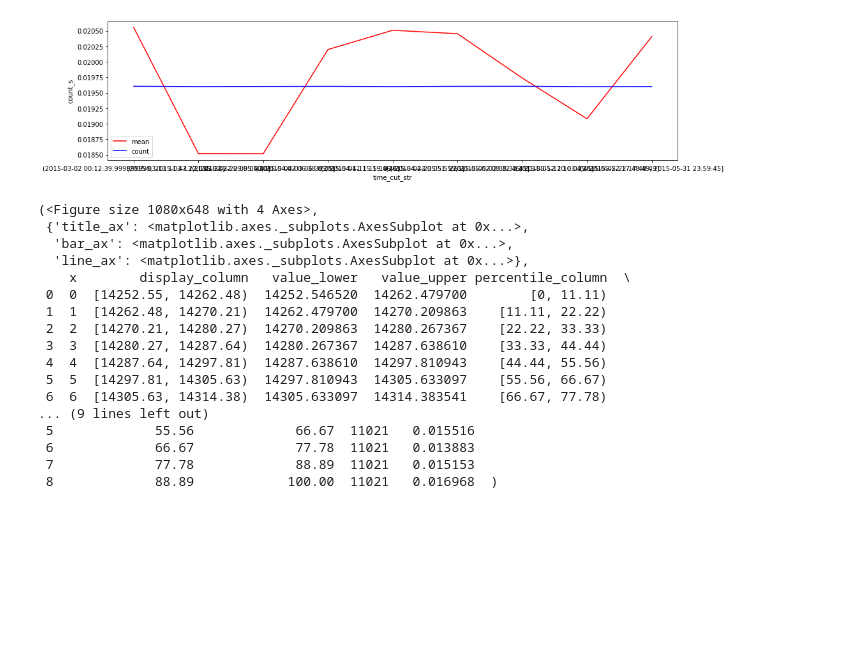
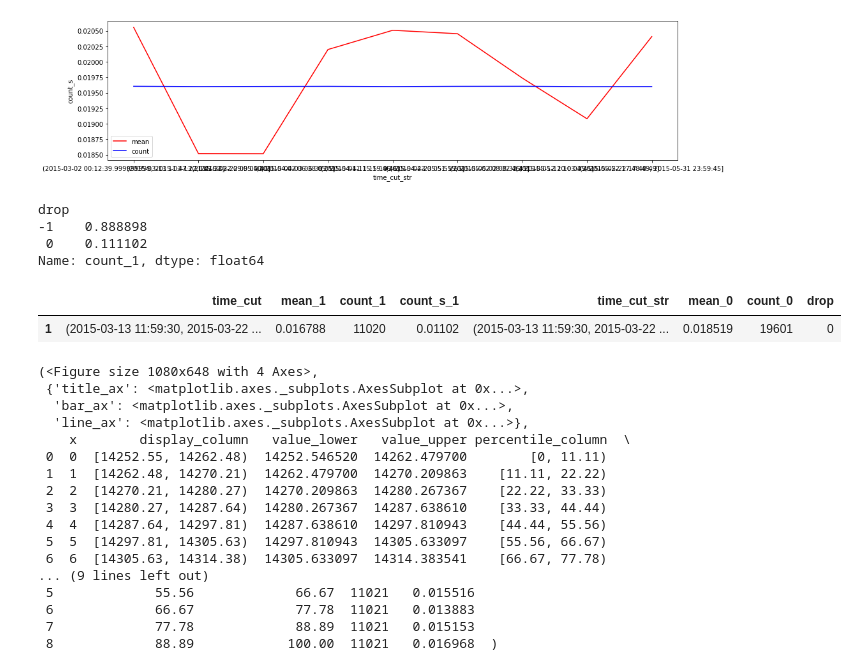
Before and after one commit to crazywiden/Leetcode_daily_submit, a Jupyter notebook: 20e/Pricing Challenge.ipynb, the cells around one changed output. Saved outputs shown, nothing was run; the diff lists cells and outputs as text; code cells hidden in the pictures; blank space fills up the shorter version.

```diff
--- a/20e/Pricing Challenge.ipynb
+++ b/20e/Pricing Challenge.ipynb
@@ -488,6 +543,18 @@ time_mc_1.columns = ['time_cut','mean_1','count_1','count_s_1','time_cut_str']
 time_mc_1['mean_0'] = time_mc_0['mean']
 time_mc_1['count_0'] = time_mc_0['count']
 time_mc_1_a = time_mc_1
+time_mc_1['drop'] =  test_loop(time_mc_1,var_type = 'numeric')
+time_mc_1.groupby('drop')['count_1'].sum()/num_1_nloc
+# %% [output]
+drop
+-1    0.888898
+ 0    0.111102
+Name: count_1, dtype: float64
+# %%
+time_mc_1[time_mc_1['drop']==0]
+# %% [output]
+|  | time_cut | mean_1 | count_1 | count_s_1 | time_cut_str | mean_0 | count_0 | drop |
+| 1 | (2015-03-13 11:59:30, 2015-03-22 ... | 0.016788 | 11020 | 0.01102 | (2015-03-13 11:59:30, 2015-03-22 ... | 0.018519 | 19601 | 0 |
 # %%
 target_plot(
     df=df_1_nloc, feature='timestamp_2', feature_name='timestamp', target='converted', show_percentile=True)
```
Also changed, not shown: parts of 24 cells of this notebook.
